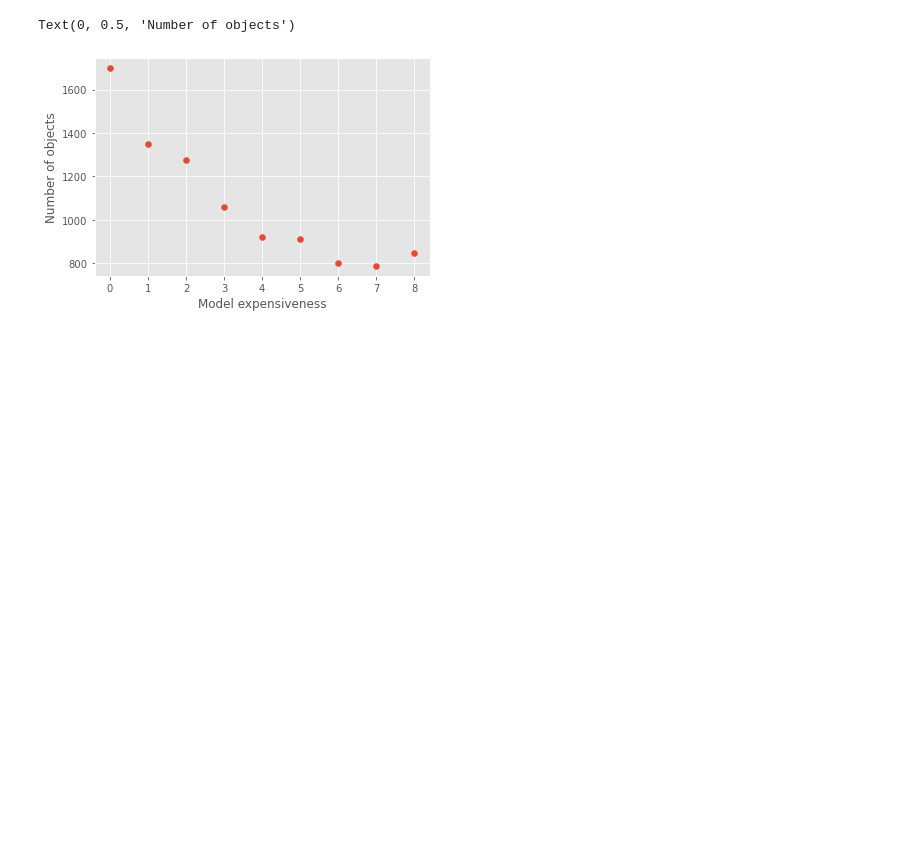
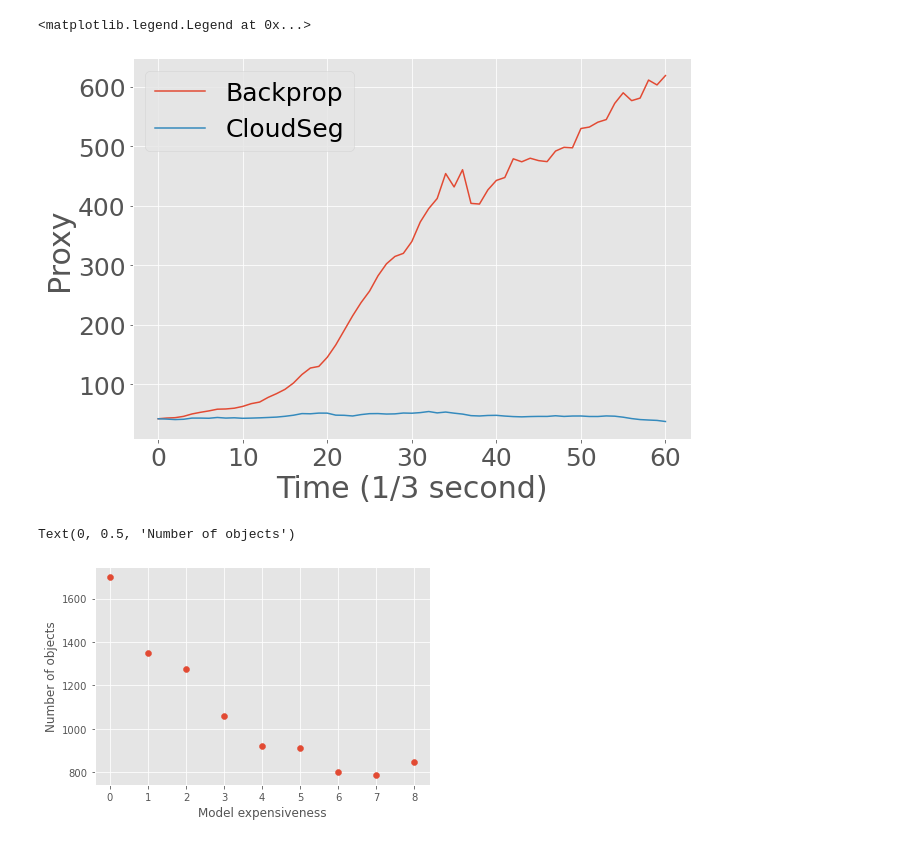
Before and after one commit to KuntaiDu/OneAdapt, a Jupyter notebook: visualize.ipynb, the cells around one changed output. Cells and saved outputs as stored; diff of their text form; code cells hidden in the pictures; blank space fills up the shorter version.

```diff
--- a/visualize.ipynb
+++ b/visualize.ipynb
@@ -5,3 +57,13 @@ plt.style.use('ggplot')
+# %%
+fig, ax = plt.subplots(figsize=(10, 7))
+ax.plot([i for i in range(61)], [i['mean_sum_score'] for i in backprops], label='Backprop')
+ax.plot([i for i in range(61)], [i['mean_sum_score'] for i in cloudsegs], label='CloudSeg')
+ax.set_xlabel('Time (1/3 second)')
+ax.set_ylabel('Proxy')
+ax.legend()
+# %% [output]
+<matplotlib.legend.Legend at 0x...>
+[figure, added]
 # %%
 import matplotlib.pyplot as plt
 import pymongo
```
Also changed, not shown: parts of 7 cells of this notebook, 12 other files.
